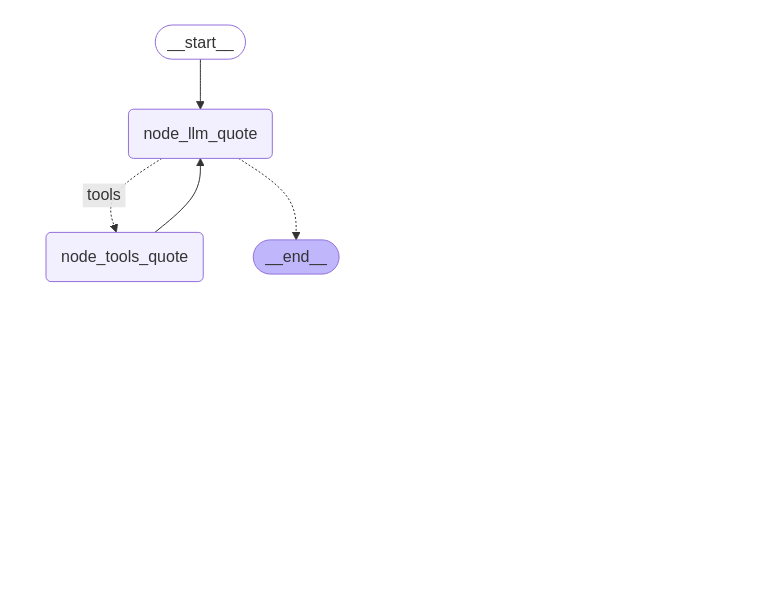
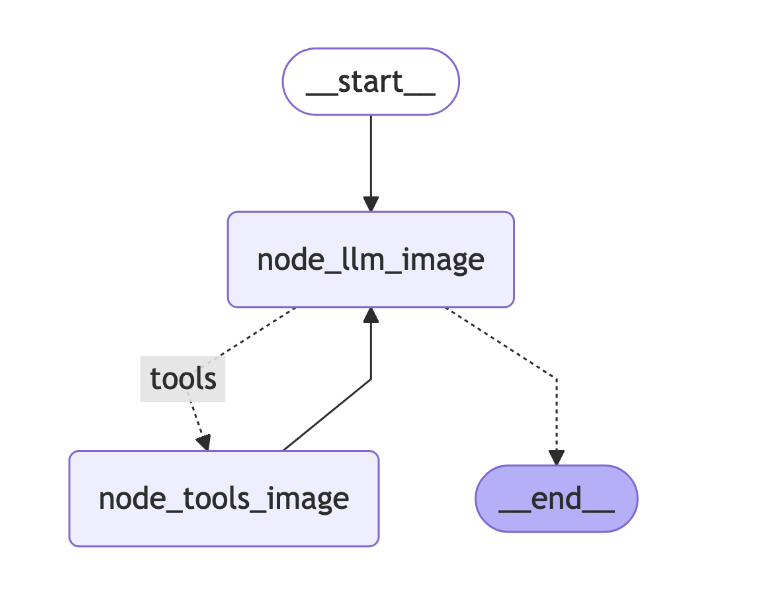
Before and after one commit to holynull/chat-musseai, a Jupyter notebook: musseai-agent/graph.ipynb, the cells around one changed output. Cells and saved outputs as stored; diff of their text form; code cells hidden in the pictures; blank space fills up the shorter version.

```diff
--- a/musseai-agent/graph.ipynb
+++ b/musseai-agent/graph.ipynb
@@ -37,12 +56,12 @@ USER_AGENT environment variable not set, consider setting it to identify your re
 # %%
-from graphs.graph_quote import graph
+from graphs.graph_image import graph
 from IPython.display import Image, display
 
 try:
-    display(Image(graph.get_graph().draw_mermaid_png()))
+    display(Image(graph.get_graph().draw_mermaid_png(draw_method=MermaidDrawMethod.PYPPETEER)))
 except Exception:
     # This requires some extra dependencies and is optional
     pass
 # %% [output]
-[figure, old version]
+[figure, new version]
 # %%
```
Also changed, not shown: parts of 9 cells of this notebook, 4 other files.
